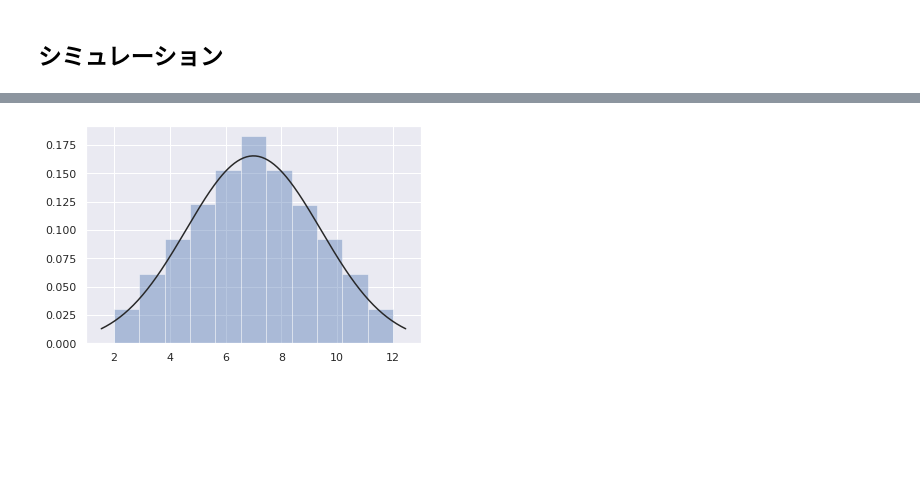
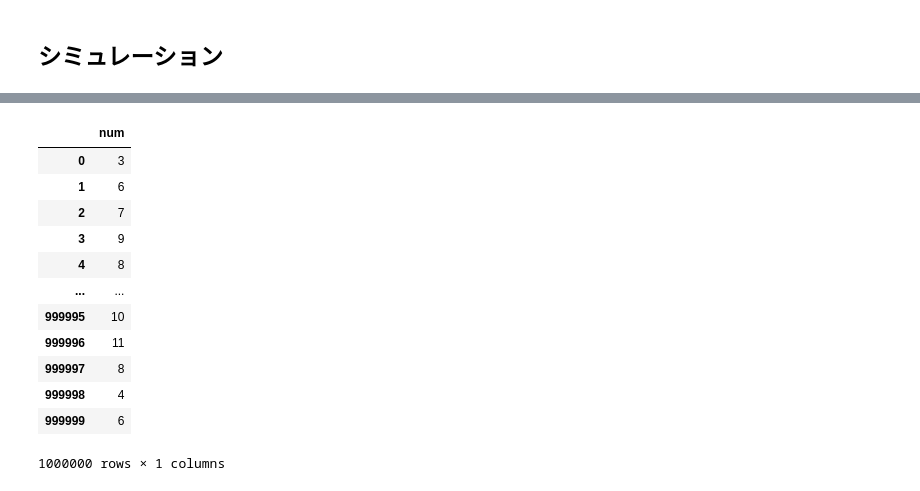
Before and after one commit to RTstudy/StatisticsStudy, a Jupyter notebook: exercise_01/exercise_01_matsudo840.ipynb, the cells around one changed output, grey strips where cells are left out. Cells and saved outputs as stored; diff of their text form; code cells hidden in the pictures; blank space fills up the shorter version.

```diff
--- a/exercise_01/exercise_01_matsudo840.ipynb
+++ b/exercise_01/exercise_01_matsudo840.ipynb
@@ -88,9 +86,17 @@ Z = X + Y
-# %%
-# https://qiita.com/hik0107/items/3dc541158fceb3156ee0
-# https://tanuhack.com/seaborn-histgram/
-from scipy.stats import norm
-ax = sns.distplot(Z, kde=False, rug=False, fit=norm, bins=11)
-
-# binsを指定しないできれいに描く方法はないか？
-# %% [output]
-[figure, removed]
+# %%
+Z_df = pd.DataFrame({"num":Z})
+Z_df
+# %% [output]
+|  | num |
+| 0 | 3 |
+| 1 | 6 |
+| 2 | 7 |
+| 3 | 9 |
+| 4 | 8 |
+| ... | ... |
+| 999995 | 10 |
+| 999996 | 11 |
+| 999997 | 8 |
+| 999998 | 4 |
+| 999999 | 6 |
+1000000 rows × 1 columns
```
Also changed, not shown: parts of 5 cells of this notebook.
